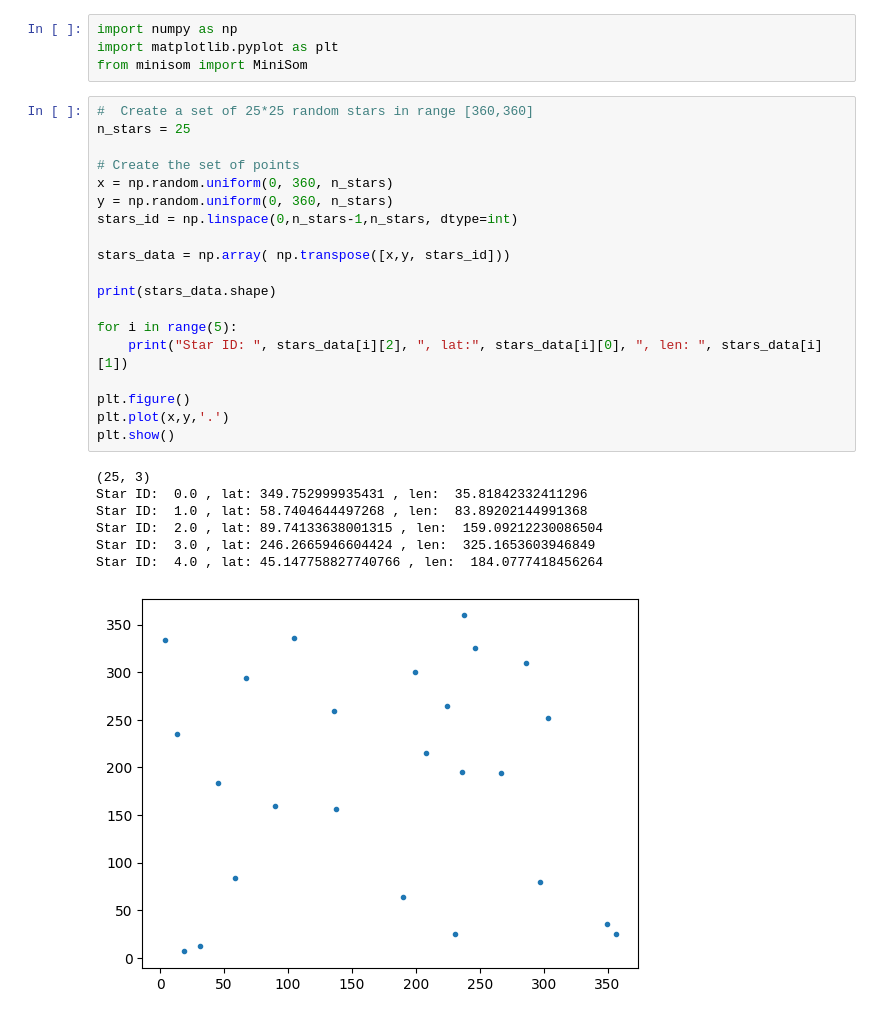
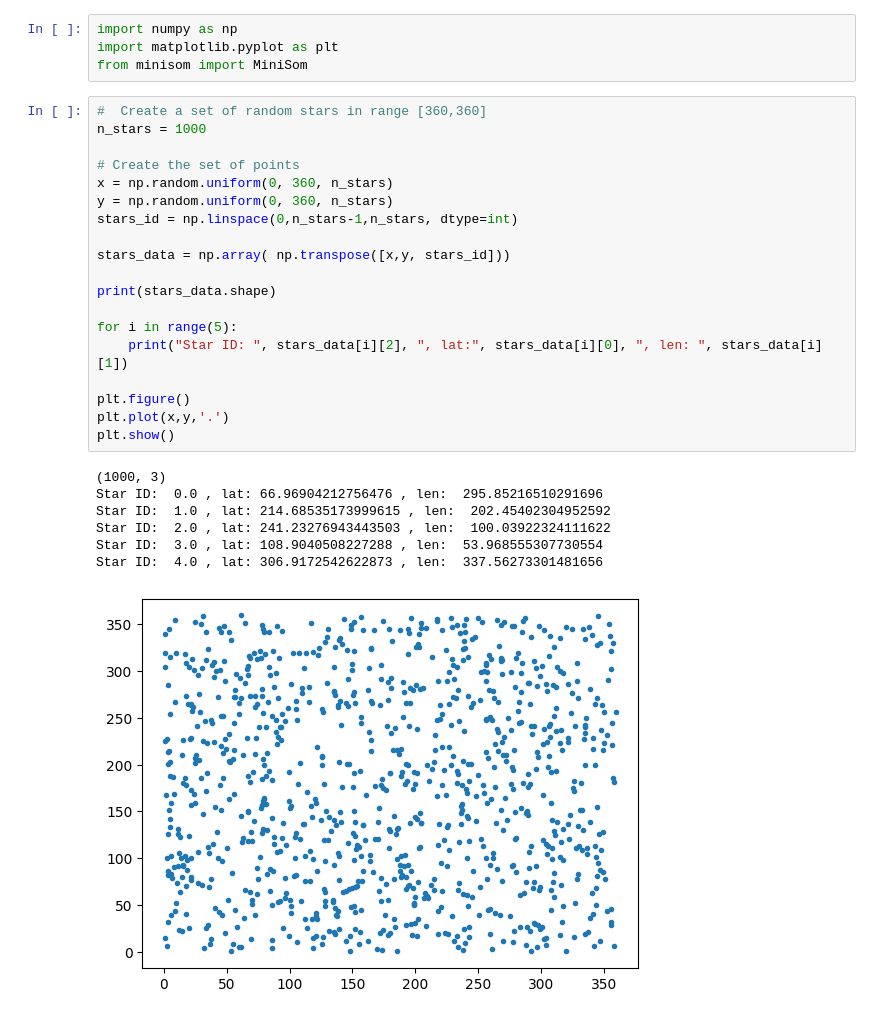
Before and after one commit to I-Zuniga/Event_Star_tracker, a Jupyter notebook: src/test.ipynb, the cells around one changed output. Saved outputs shown, nothing was run; the diff lists cells and outputs as text.

```diff
--- a/src/test.ipynb
+++ b/src/test.ipynb
@@ -3,32 +3,32 @@ import numpy as np
 import matplotlib.pyplot as plt
 from minisom import MiniSom
 # %%
-#  Create a set of 25*25 random stars in range [360,360]
-n_stars = 25
+#  Create a set of random stars in range [360,360]
+n_stars = 1000
 
 # Create the set of points
 x = np.random.uniform(0, 360, n_stars)
 y = np.random.uniform(0, 360, n_stars)
 stars_id = np.linspace(0,n_stars-1,n_stars, dtype=int)
 
 stars_data = np.array( np.transpose([x,y, stars_id]))
 
 print(stars_data.shape)
 
 for i in range(5):
     print("Star ID: ", stars_data[i][2], ", lat:", stars_data[i][0], ", len: ", stars_data[i][1])
 
 plt.figure()
 plt.plot(x,y,'.')
 plt.show()
 # %% [output]
-(25, 3)
-Star ID:  0.0 , lat: 349.752999935431 , len:  35.81842332411296
-Star ID:  1.0 , lat: 58.7404644497268 , len:  83.89202144991368
-Star ID:  2.0 , lat: 89.74133638001315 , len:  159.09212230086504
-Star ID:  3.0 , lat: 246.2665946604424 , len:  325.1653603946849
-Star ID:  4.0 , lat: 45.147758827740766 , len:  184.0777418456264
+(1000, 3)
+Star ID:  0.0 , lat: 66.96904212756476 , len:  295.85216510291696
+Star ID:  1.0 , lat: 214.68535173999615 , len:  202.45402304952592
+Star ID:  2.0 , lat: 241.23276943443503 , len:  100.03922324111622
+Star ID:  3.0 , lat: 108.9040508227288 , len:  53.968555307730554
+Star ID:  4.0 , lat: 306.9172542622873 , len:  337.56273301481656
-[figure, old version]
+[figure, new version]
 # %%
 from scipy.spatial import KDTree
 
```
Also changed, not shown: parts of 7 cells of this notebook.
